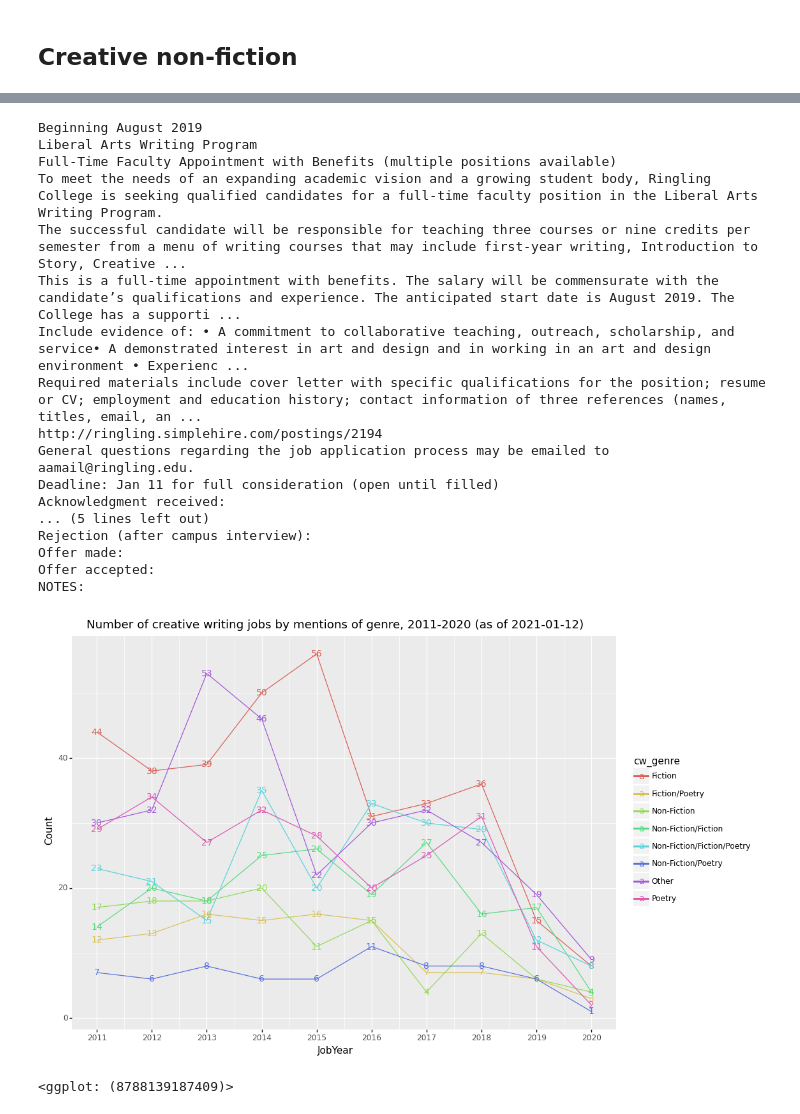
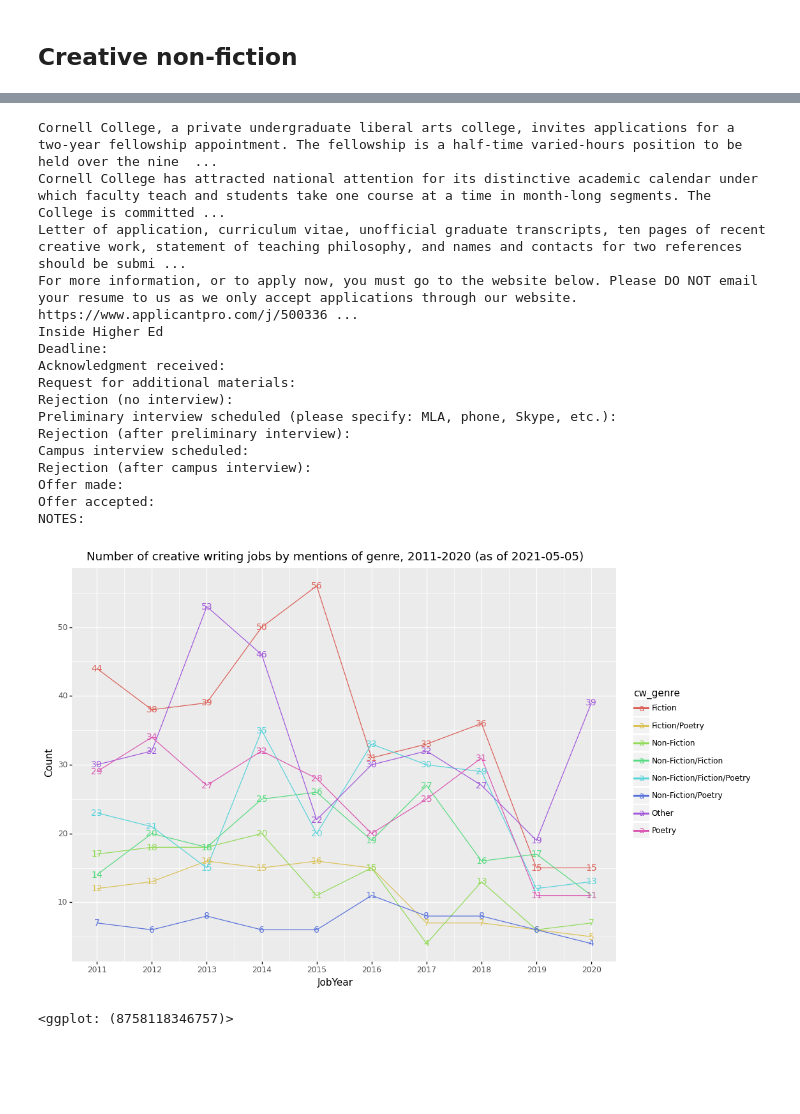
Before and after one commit to quadrismegistus/jobcensus, a Jupyter notebook: plot/plotmisc.ipynb, the cells around one changed output, grey strips where cells are left out. Drawn from its saved outputs; the diff is of its cells as text; code cells hidden in the pictures; blank space fills up the shorter version.

```diff
--- a/plot/plotmisc.ipynb
+++ b/plot/plotmisc.ipynb
@@ -13,7 +13,10 @@ date=f'{now.year}-{now.month:02d}-{now.day:02d}'
 ## Creative non-fiction
 # %%
 # Load job data
-df_all = pd.read_csv('../synthesis/data.jobcensus.synthesized.2021-01-12.csv')
+# df_all = pd.read_csv('../synthesis/data.jobcensus.synthesized.2021-01-12.csv')
+date='2021-05-05'
+
+df_all = pd.read_csv(f'../synthesis/data.jobcensus.synthesized.{date}.csv')
 # Load field aliases
 df_alias = pd.read_csv('../synthesis/data.jobcensus.field_aliases.csv')
 # Merge
@@ -160,19 +163,18 @@ NOTES:
 # Check
 print(df_cw[df_cw['cw_genre']=='Other'].JobDesc.sample(n=1).iloc[0])
 # %% [output]
-Beginning August 2019
-Liberal Arts Writing Program
-Full-Time Faculty Appointment with Benefits (multiple positions available)
-To meet the needs of an expanding academic vision and a growing student body, Ringling College is seeking qualified candidates for a full-time faculty position in the Liberal Arts Writing Program.
-The successful candidate will be responsible for teaching three courses or nine credits per semester from a menu of writing courses that may include first-year writing, Introduction to Story, Creative ...
-This is a full-time appointment with benefits. The salary will be commensurate with the candidate’s qualifications and experience. The anticipated start date is August 2019. The College has a supporti ...
-Include evidence of: • A commitment to collaborative teaching, outreach, scholarship, and service• A demonstrated interest in art and design and in working in an art and design environment • Experienc ...
-Required materials include cover letter with specific qualifications for the position; resume or CV; employment and education history; contact information of three references (names, titles, email, an ...
-http://ringling.simplehire.com/postings/2194
-General questions regarding the job application process may be emailed to aamail@ringling.edu.
-Deadline: Jan 11 for full consideration (open until filled)
+Cornell College, a private undergraduate liberal arts college, invites applications for a two-year fellowship appointment. The fellowship is a half-time varied-hours position to be held over the nine  ...
+Cornell College has attracted national attention for its distinctive academic calendar under which faculty teach and students take one course at a time in month-long segments. The College is committed ...
+Letter of application, curriculum vitae, unofficial graduate transcripts, ten pages of recent creative work, statement of teaching philosophy, and names and contacts for two references should be submi ...
+For more information, or to apply now, you must go to the website below. Please DO NOT email your resume to us as we only accept applications through our website. https://www.applicantpro.com/j/500336 ...
+Inside Higher Ed
+Deadline:
 Acknowledgment received:
-... (5 lines left out)
+Request for additional materials:
+Rejection (no interview):
+Preliminary interview scheduled (please specify: MLA, phone, Skype, etc.):
+Rejection (after preliminary interview):
+Campus interview scheduled:
 Rejection (after campus interview):
 Offer made:
 Offer accepted:
@@ -203,12 +205,12 @@ def do_plot(color_by, save_to, msg=''):
 # %%
 do_plot(
     'cw_genre',
-    'figures/figmisc1.creative_writing_jobs.png',
+    f'figures/figmisc1.creative_writing_jobs.{date}.png',
     ' by mentions of genre'
 )
 # %% [output]
-[figure, old version]
+[figure, new version]
-<ggplot: (8788139187409)>
+<ggplot: (8758118346757)>
 # %%
 do_plot(
     'cw_genre_nonfiction',
```
Also changed, not shown: parts of 10 cells of this notebook, 5 other files.
